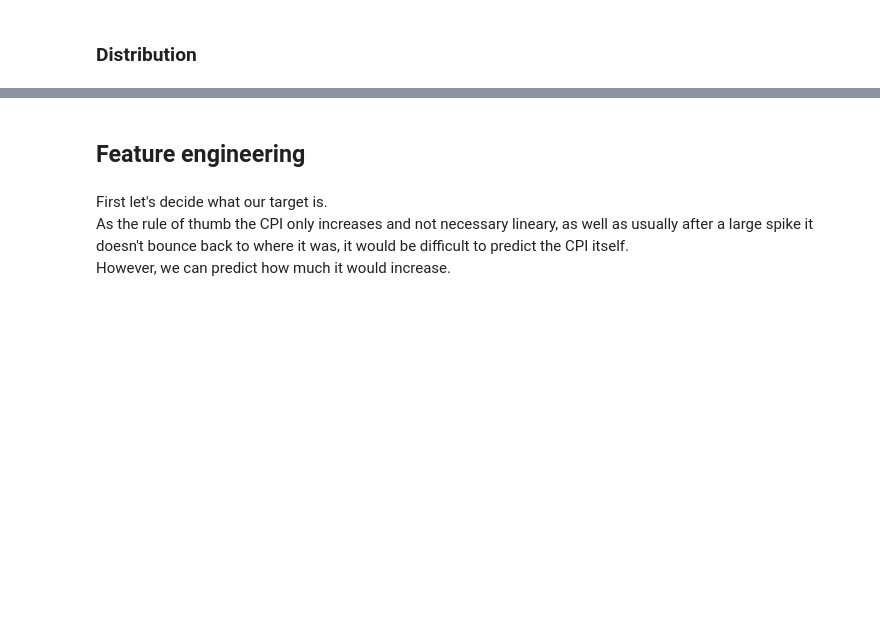
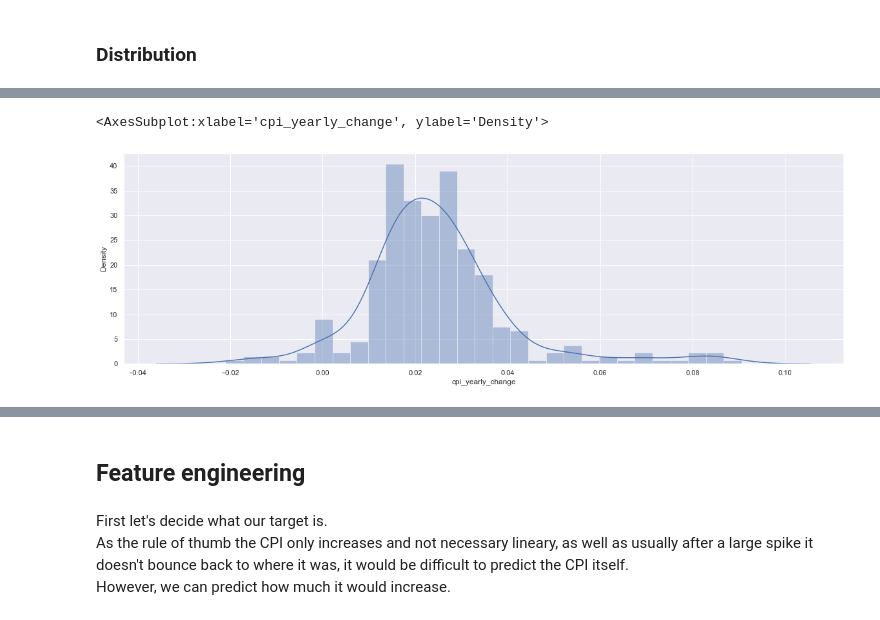
Before and after one commit to LeoSaffron/Inflation-Prediction, a Jupyter notebook: Inflation.ipynb, the cells around one changed output, grey strips where cells are left out. Drawn from its saved outputs; the diff is of its cells as text; code cells hidden in the pictures; blank space fills up the shorter version.

```diff
--- a/Inflation.ipynb
+++ b/Inflation.ipynb
@@ -428,3 +445,6 @@ sns.distplot(df_inflation['cpi_monthy_change'])
 # %%
-sns.distplot(df_inflation['cpi_yearly_change'])
+sns.distplot(df_inflation_last_decades['cpi_yearly_change'])
+# %% [output]
+<AxesSubplot:xlabel='cpi_yearly_change', ylabel='Density'>
+[figure, added]
 # %%
```
Also changed, not shown: parts of 80 cells of this notebook.
